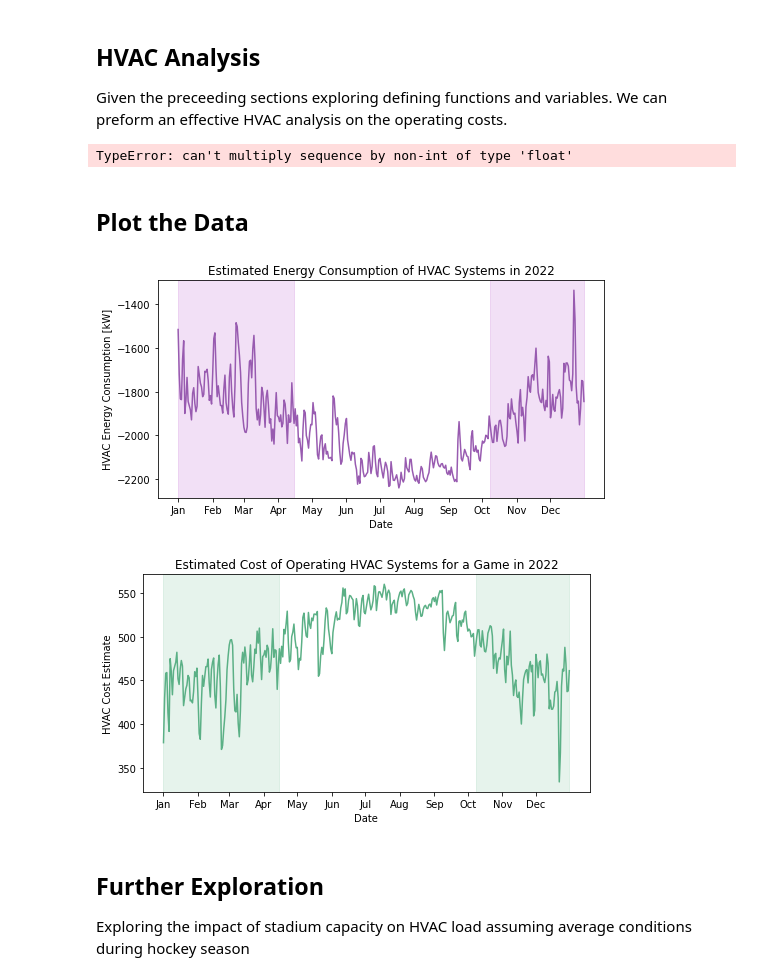
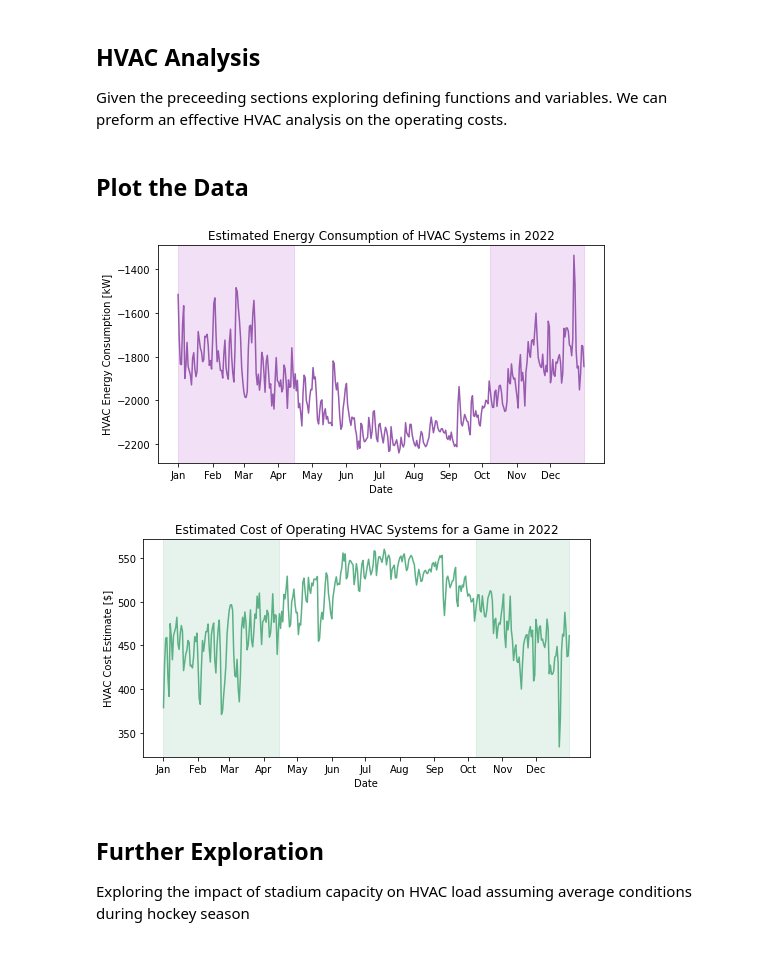
Before and after one commit to DominickBeaman/thermoproject, a Jupyter notebook: notebook.ipynb, the cells around one changed output. Drawn from its saved outputs; the diff is of its cells as text; code cells hidden in the pictures.

```diff
--- a/notebook.ipynb
+++ b/notebook.ipynb
@@ -89,7 +89,10 @@ def getDryAirMassFlowRate(pressure, vaporpressure, volumeflowrate, temperature):
     return volumeflowrate / (air.v(T=temperature) + getSpecificHumidity(pressure, vaporpressure) * h2o.v(T=temperature))
 
 def getVaporMassFlowRate(pressure, vaporpressure, volumeflowrate, temperature):
-    return volumeflowrate / (air.v(T=temperature) / getSpecificHumidity(pressure, vaporpressure) + h2o.v(T=temperature))
+    humidity = getSpecificHumidity(pressure, vaporpressure)
+    if(humidity is None or humidity == 0):
+        return 0
+    return volumeflowrate / (air.v(T=temperature) / humidity + h2o.v(T=temperature))
 # %% [markdown]
 <h2> Game Conditions </h2>
 Standard game conditions as per NHL requirements and average game length
@@ -183,7 +186,7 @@ airHumidity = humidityData # %
 <h2> HVAC Analysis </h2>
 Given the preceeding sections exploring defining functions and variables. We can preform an effective HVAC analysis on the operating costs.
 # %%
-def calcHVAC(airTemperature, airHumidity):
+def calcHVAC(airTemperature, airHumidity, amountPeople):
     # Related to hvac analysis
     mDotPeople = (waterBreathGenerationPerson * amountPeople + numberPlayers * waterSweatGenerationPerson) / 1000
     qDotPeople = surfaceAreaPerson * heatGenerationPerson * amountPeople/1000 + playerHeatGeneration * numberPlayers / 1000
@@ -228,13 +231,11 @@ for i in range(weatherData["datetime"].size):
     airTemperature = tempData[i]
     airHumidity = tempData[i]
 
-    qNetDot, totalCost = calcHVAC(airTemperature, airHumidity)
+    qNetDot, totalCost = calcHVAC(airTemperature, airHumidity, amountPeople)
 
     #Add data for date to energy array
     energyArray.append(qNetDot)
     costArray.append(totalCost)
-# %% [output]
-TypeError: can't multiply sequence by non-int of type 'float'
 # %% [markdown]
 <h2>Plot the Data</h2>
 # %%
@@ -257,35 +258,35 @@ ax.set_xticks(xticks)
 
 # Highlight dates between Jan 1 and Apr 15, and Oct 7 to Dec 31
 ax.axvspan(weatherData["datetime"][0], weatherData["datetime"][104], alpha=0.15, color='#a92fc4')
 ax.axvspan(weatherData["datetime"][280], weatherData["datetime"].iloc[-1], alpha=0.15, color='#a92fc4')
 
 plt.show()
 
 
 #Plot Cost Data
 fig, ax = plt.subplots(figsize=(8, 4))
 ax.plot(weatherData["datetime"], costArray, color='#5bb086')
 ax.set_xlabel('Date')
-ax.set_ylabel('HVAC Cost Estimate')
+ax.set_ylabel('HVAC Cost Estimate [$]')
 ax.set_title("Estimated Cost of Operating HVAC Systems for a Game in 2022")
 
 # Set xticks to show one tick per month without the year
 months = mdates.MonthLocator()
 months_fmt = mdates.DateFormatter('%b')
 ax.xaxis.set_major_locator(months)
 ax.xaxis.set_major_formatter(months_fmt)
 
 # Set xticks explicitly to exclude the last tick
 xticks = ax.get_xticks()[:-1]
 ax.set_xticks(xticks)
 
 # Highlight dates between Jan 1 and Apr 15, and Oct 7 to Dec 31
 ax.axvspan(weatherData["datetime"][0], weatherData["datetime"][104], alpha=0.15, color='#5bb086')
 ax.axvspan(weatherData["datetime"][280], weatherData["datetime"].iloc[-1], alpha=0.15, color='#5bb086')
 plt.show()
 # %% [output]
 [figure]
-[figure, old version]
+[figure, new version]
 # %% [markdown]
 <h2>Further Exploration</h2>
 Exploring the impact of stadium capacity on HVAC load assuming average conditions during hockey season
```
Also changed, not shown: parts of 4 cells of this notebook.
